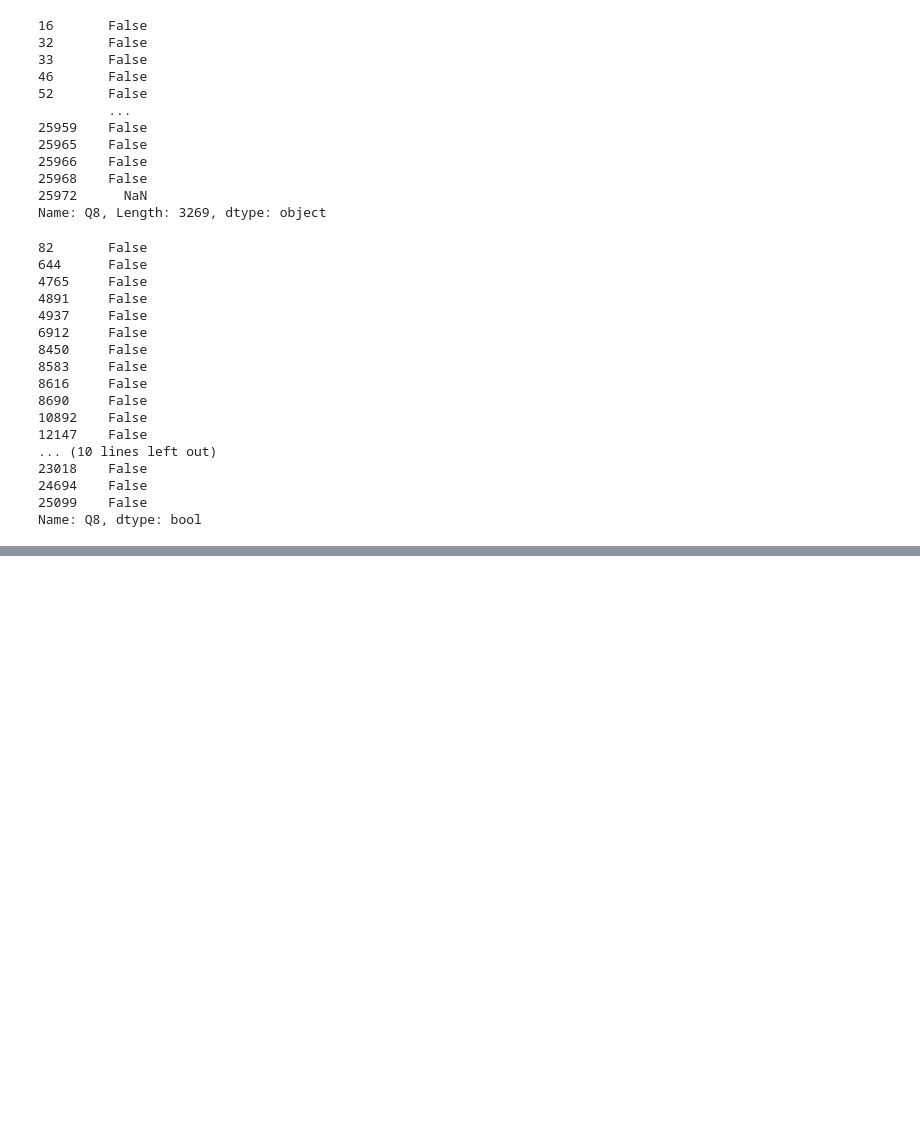
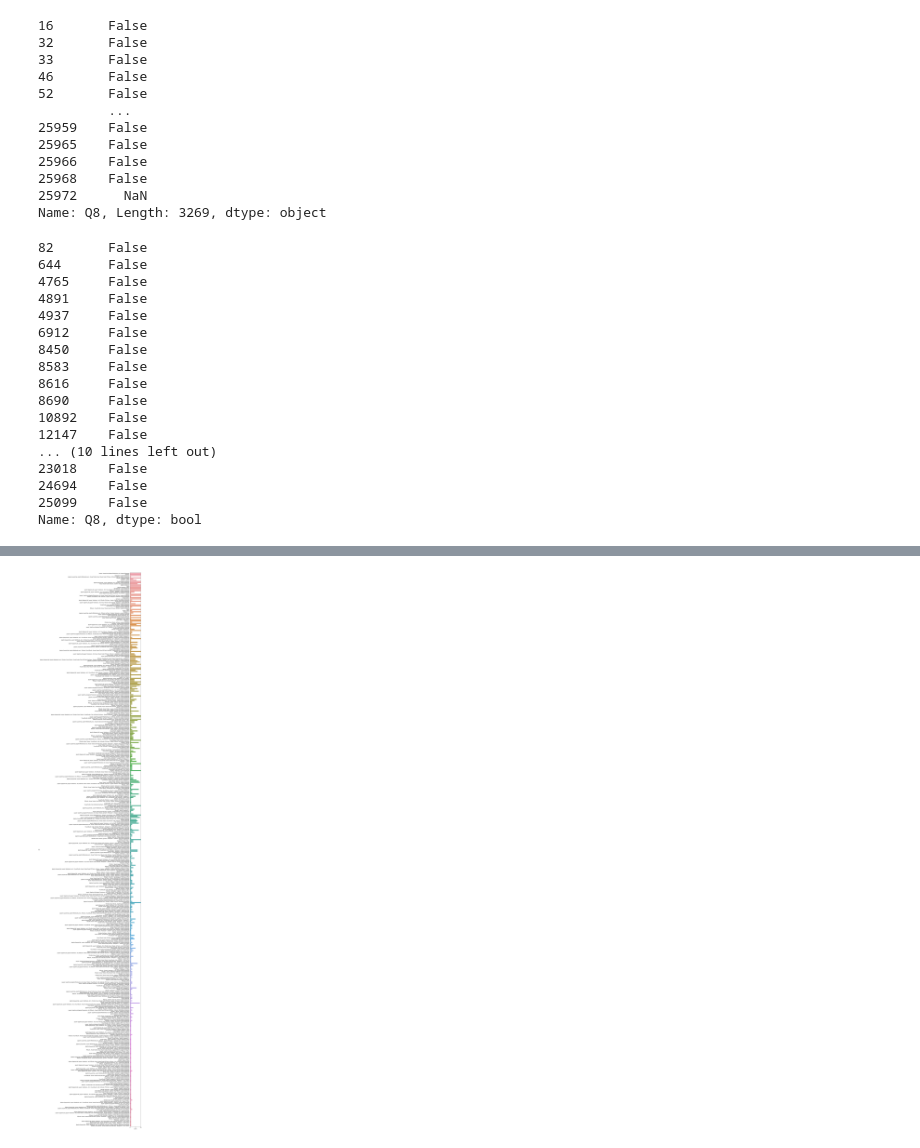
Before and after one commit to Adalab/project-da-promo-d-modulo-2-team-4, a Jupyter notebook: exploracion/limpieza de columnas.ipynb, the cells around one changed output, grey strips where cells are left out. Cells and saved outputs as stored; diff of their text form; code cells hidden in the pictures; blank space fills up the shorter version.

```diff
--- a/exploracion/limpieza de columnas.ipynb
+++ b/exploracion/limpieza de columnas.ipynb
@@ -241,0 +314,7 @@ lista_data2
+# %%
+plt.figure(figsize = (15,80))
+sns.countplot(y= df_data["Q9"], data = df_data)
+plt.xlim(0, 10)
+plt.tight_layout()
+# %% [output]
+[figure, added]
```
Also changed, not shown: parts of 20 cells of this notebook.
